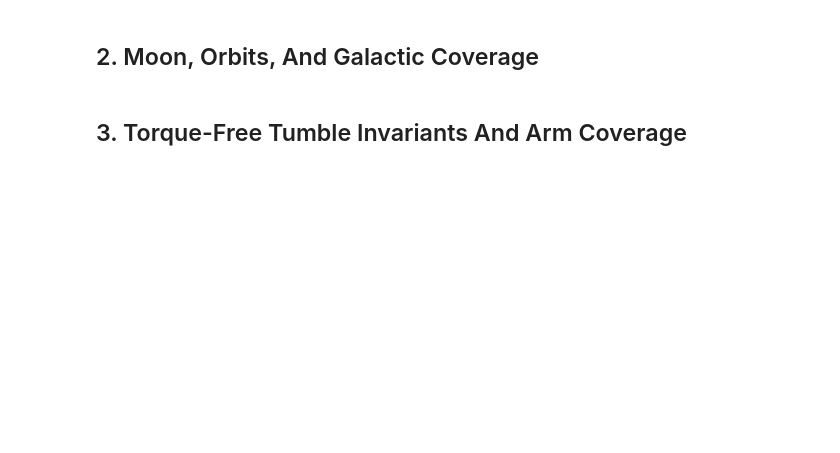
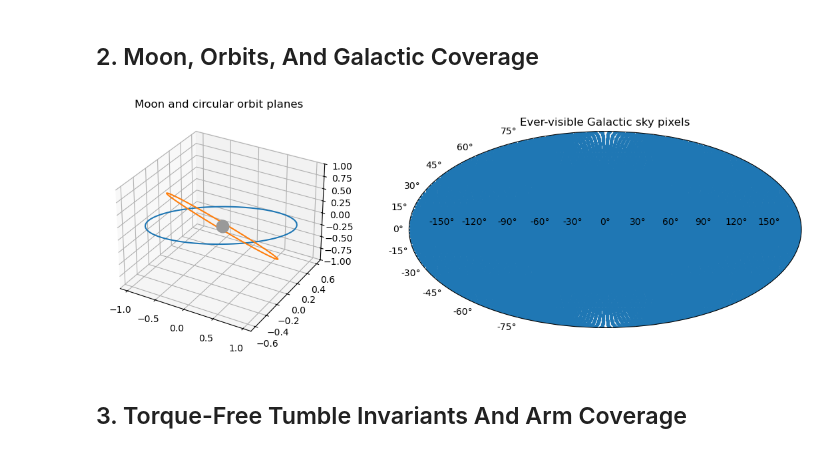
Before and after one commit to AaronParsons/eigsep_sim, a Jupyter notebook: notebooks/Lunar_Simulation_v000.ipynb, the cells around one changed output. Cells and saved outputs as stored; diff of their text form; code cells hidden in the pictures; blank space fills up the shorter version.

```diff
--- a/notebooks/Lunar_Simulation_v000.ipynb
+++ b/notebooks/Lunar_Simulation_v000.ipynb
@@ -17,17 +17,20 @@ from eigsep_sim import LunarCampaign, LunarRecoveryAdapter
 from eigsep_sim.models import T21cmModel
 from eigsep_sim.spectral import gsm_eigenmodes, eigenmode_filter
 
-profile = "interactive"  # single switch: use "proposal" for the larger study
+FIGSIZE = (12, 4)
+
+profile = "proposal"  # single switch: use "proposal" for the larger study
 profiles = {
-    "interactive": {"nside": 16, "nchan": 32, "ntimes": 16, "hours": 8.0},
-    "proposal": {"nside": 32, "nchan": 64, "ntimes": 144, "hours": 48.0},
+    "interactive": {"nside": 16, "nchan": 32, "ntimes": 64, "hours": 4.0},
+    "proposal": {"nside": 32, "nchan": 32, "ntimes": 128, "hours": 4.0},
 }
 p = profiles[profile]
 config = {
     "profile": profile,
     "spacecraft": {
         "opening_angle_deg": 90.0, "arm_lengths_m": [6.0, 4.0],
-        "arm_masses_kg": [1.0, 2.25], "angular_momentum_gal": [1.0, 0.0, 0.2],
+        "arm_masses_kg": [1.0, 2.25], "angular_momentum_direction_gal": [1.0, 0.0, 0.2],
+        "spin_period_s": 60.0,
         "attitude_phase_offsets_deg": [0.0, 45.0],
     },
     "orbit": {
@@ -38,7 +41,7 @@ config = {
     "receiver": {"T_rx_K": 100.0},
     "sky": {"nside": p["nside"], "n_modes": min(3, p["nchan"] - 1)},
     "frequency": {"min_mhz": 55.0, "max_mhz": 145.0, "nchan": p["nchan"]},
-    "integration": {"duration_hours": p["hours"], "ntimes": p["ntimes"], "attitude_step_s": 30.0},
+    "integration": {"duration_hours": p["hours"], "ntimes": p["ntimes"], "attitude_step_s": 10.0},
     "recovery": {"include_receiver_offsets": False, "n_eig_modes": 3},
     "monte_carlo": {"nreal": 8 if profile == "interactive" else 200, "seed": 0},
     "surface": {"T_regolith_K": 300.0, "reflectivity_enabled": False},
@@ -51,20 +72,22 @@ config
 # %%
 campaign = LunarCampaign(config)
 result = campaign.run()
-fig = plt.figure(figsize=(10, 4))
+fig = plt.figure(figsize=FIGSIZE)
 ax = fig.add_subplot(121, projection="3d")
 u = np.linspace(0, 2*np.pi, 80)
 for normal, color in zip(campaign.orbit_normals_gal, ["C0", "C1"]):
     ref = np.cross(normal, [0, 0, 1])
     if np.linalg.norm(ref) < 1e-6: ref = np.cross(normal, [0, 1, 0])
     ref /= np.linalg.norm(ref); ortho = np.cross(normal, ref)
     xyz = np.cos(u)[:, None]*ref + np.sin(u)[:, None]*ortho
     ax.plot(*xyz.T, color=color)
 ax.scatter([0], [0], [0], s=180, color="0.6"); ax.set_title("Moon and circular orbit planes")
 plt.subplot(122, projection="mollweide")
 visible = result.masks.any(axis=(0, 1)); theta, phi = healpy.pix2ang(campaign.sky.nside, np.where(visible)[0])
 plt.scatter(np.pi-phi, np.pi/2-theta, s=8); plt.title("Ever-visible Galactic sky pixels")
 plt.tight_layout()
+# %% [output]
+[figure, added]
 # %% [markdown]
 ## 3. Torque-Free Tumble Invariants And Arm Coverage
 # %%
```
Also changed, not shown: parts of 9 cells of this notebook, 4 other files.
